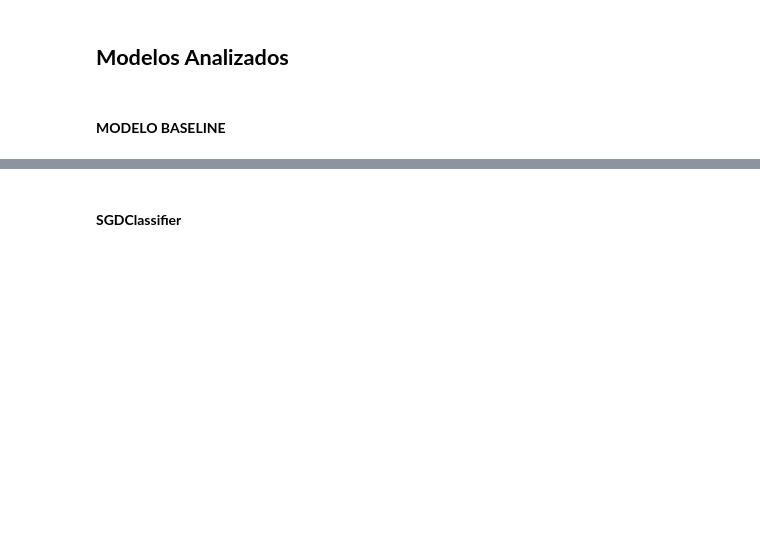
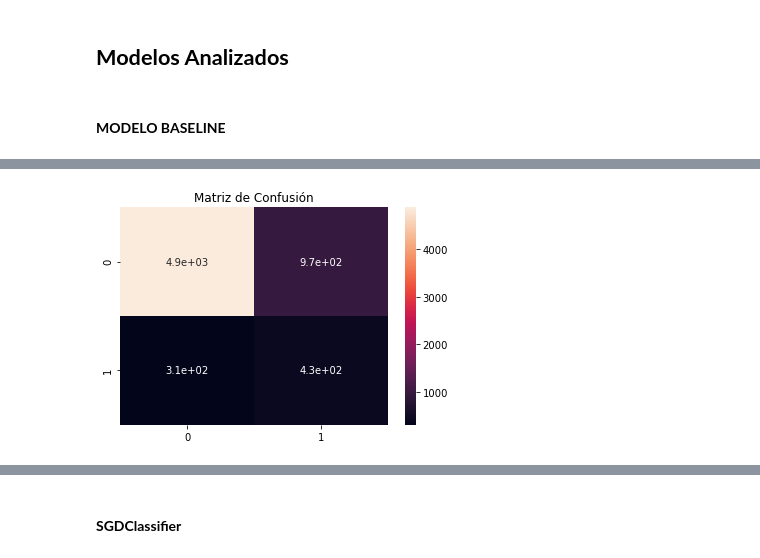
Before and after one commit to AgusCarchano/Mentorias-grupo1, a Jupyter notebook: Mentoria_Practico_4.ipynb, the cells around one changed output, grey strips where cells are left out. Saved outputs shown, nothing was run; the diff lists cells and outputs as text; code cells hidden in the pictures; blank space fills up the shorter version.

Commit message:
Repasé todos los modelos

```diff
--- a/Mentoria_Practico_4.ipynb
+++ b/Mentoria_Practico_4.ipynb
@@ -146,0 +158,26 @@ Realizaremos también optimizaciones de hiperparámetros en busca de los mejores
+# %%
+#Pre-procesamiento sobre los conjuntos de Train y Test
+variables_categoricas = ['job', 'marital','education','housing', 'loan','contact','poutcome']
+variables_numericas = ['age', 'campaign','previous','euribor3m','cons.conf.idx' ]
+
+# Filtramos las variables que seleccionamos
+X_t = X_train[variables_categoricas + variables_numericas]
+X_v = X_val[variables_categoricas + variables_numericas]
+
+
+pipeline_numerico = Pipeline([
+                             ('select_numeric_columns', SelectColumnsTransformer(variables_numericas))     #Para este modelo no es necesario escalar las variables numéricas
+                            ])
+
+pipeline_categorico = Pipeline ([('imputer', SimpleImputer(strategy='most_frequent', missing_values = 'unknown')),
+                                   ('cat', OneHotEncoder())])
+
+pipeline_completo = ColumnTransformer([('num', pipeline_numerico, variables_numericas),
+                                       ('cat', pipeline_categorico, variables_categoricas)
+                                      ])
+
+train = pipeline_completo.fit_transform(X_t)
+val = pipeline_completo.fit_transform(X_v)
+# %%
+dt_clf = DecisionTreeClassifier(random_state=0, criterion = 'gini', max_depth = 10, min_samples_leaf = 3, min_samples_split = 2, class_weight="balanced")
+dt_clf.fit(train, y_train)
@@ -146,0 +187,10 @@ Realizaremos también optimizaciones de hiperparámetros en busca de los mejores
+# %%
+#Predecimos y obtenemos las métricas de este modelo
+y_train_pred= dt_clf.predict(train)
+y_val_pred=dt_clf.predict(val)
+
+print("ENTRENAMIENTO")
+print(classification_report(y_train, y_train_pred))
+
+print("VALIDACIÓN")
+print(classification_report(y_val, y_val_pred))
@@ -146,0 +217,11 @@ Realizaremos también optimizaciones de hiperparámetros en busca de los mejores
+# %%
+#Generamos la matriz de confusión para interpretar con mayor claridad los resultados
+from sklearn.metrics import confusion_matrix
+cm=confusion_matrix(y_val,y_val_pred)
+
+sns.heatmap(cm, annot=True)
+
+plt.title("Matriz de Confusión")
+plt.show()
+# %% [output]
+[figure, added]
```
Also changed, not shown: parts of 89 cells of this notebook, 2 other files.
